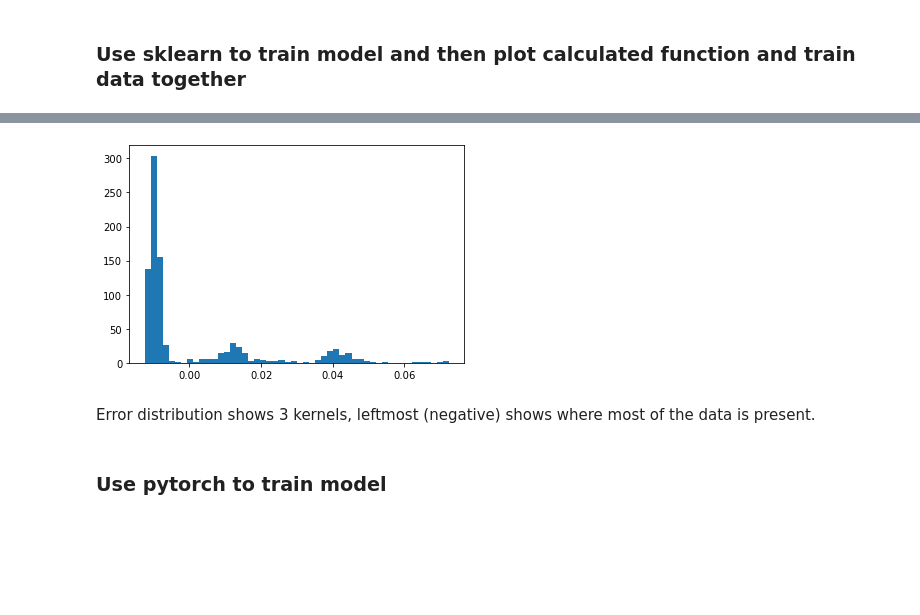
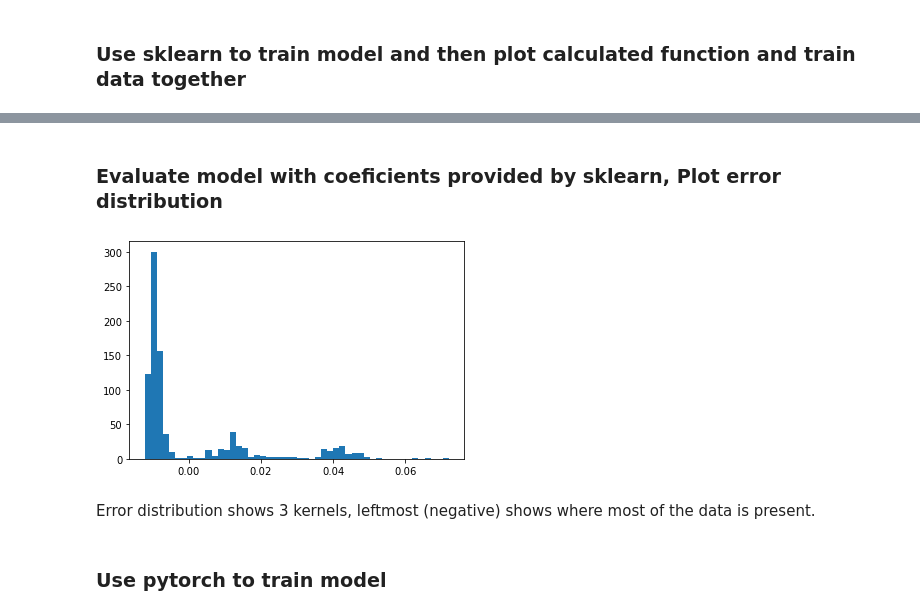
Before and after one commit to eon129/pytorch_tests, a Jupyter notebook: LinearExample.ipynb, the cells around one changed output, grey strips where cells are left out. Cells and saved outputs as stored; diff of their text form; code cells hidden in the pictures; blank space fills up the shorter version.

```diff
--- a/LinearExample.ipynb
+++ b/LinearExample.ipynb
@@ -116,14 +118,15 @@ B0: [0.00381401], B1: [0.64505069]
-# %%
-yhat = X_train * beta1 + beta0
-error = y_train - yhat
-
-error.size
-plt.hist(error, bins=50)
-plt.show()
-# %% [output]
-[figure, removed]
-# %% [markdown]
-Error distribution shows 3 kernels, leftmost (negative) shows where most of the data is present.
+# %% [markdown]
+### Evaluate model with coeficients provided by sklearn, Plot error distribution
+# %%
+slyhat = X_train * slbeta1 + slbeta0
+error = y_train - slyhat
+
+plt.hist(error, bins=50)
+plt.show()
+# %% [output]
+[figure, added]
+# %% [markdown]
+Error distribution shows 3 kernels, leftmost (negative) shows where most of the data is present.
 # %% [markdown]
 ### Use pytorch to train model
 # %%
```
Also changed, not shown: parts of 32 cells of this notebook.
